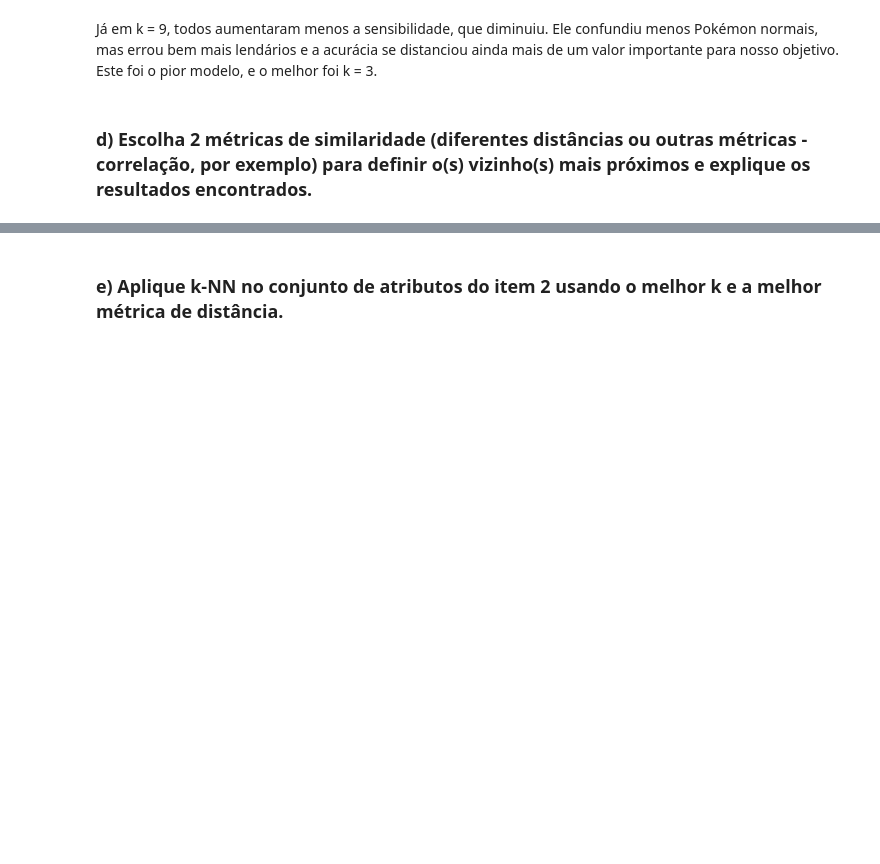
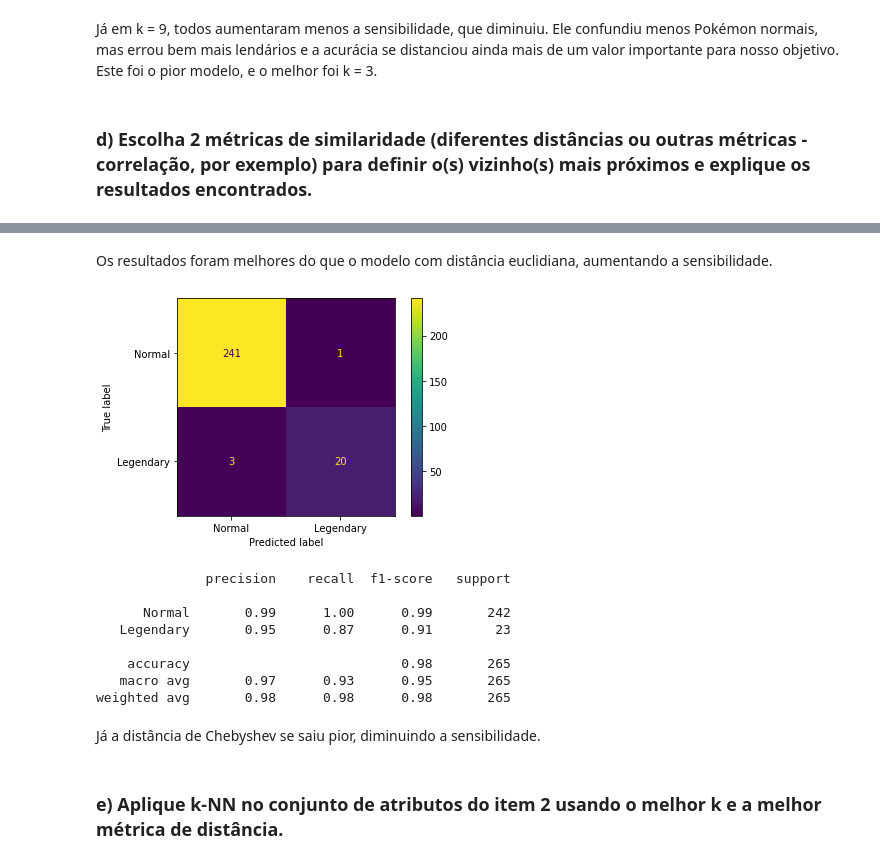
Before and after one commit to hyoretsu/ia, a Jupyter notebook: prova1.ipynb, the cells around one changed output, grey strips where cells are left out. Saved outputs shown, nothing was run; the diff lists cells and outputs as text; code cells hidden in the pictures; blank space fills up the shorter version.

```diff
--- a/prova1.ipynb
+++ b/prova1.ipynb
@@ -252,3 +274,27 @@ Já em k = 9, todos aumentaram menos a sensibilidade, que diminuiu. Ele confundi
+# %% [markdown]
+Os resultados foram melhores do que o modelo com distância euclidiana, aumentando a sensibilidade.
+# %%
+knn = KNeighborsClassifier(n_neighbors=3, metric="chebyshev")
+knn.fit(x_train, y_train)
+
+results = knn.predict(x_test)
+cm = confusion_matrix(y_test, results)
+
+ConfusionMatrixDisplay(confusion_matrix=cm, display_labels=classes).plot()
+plt.show()
+print(classification_report(y_test, results, target_names=classes))
+# %% [output]
+[figure, added]
+              precision    recall  f1-score   support
+
+      Normal       0.99      1.00      0.99       242
+   Legendary       0.95      0.87      0.91        23
+
+    accuracy                           0.98       265
+   macro avg       0.97      0.93      0.95       265
+weighted avg       0.98      0.98      0.98       265
+# %% [markdown]
+Já a distância de Chebyshev se saiu pior, diminuindo a sensibilidade.
 # %% [markdown]
 ### e) Aplique k-NN no conjunto de atributos do item 2 usando o melhor k e a melhor métrica de distância.
 # %% [markdown]
```
Also changed, not shown: parts of 3 cells of this notebook.
